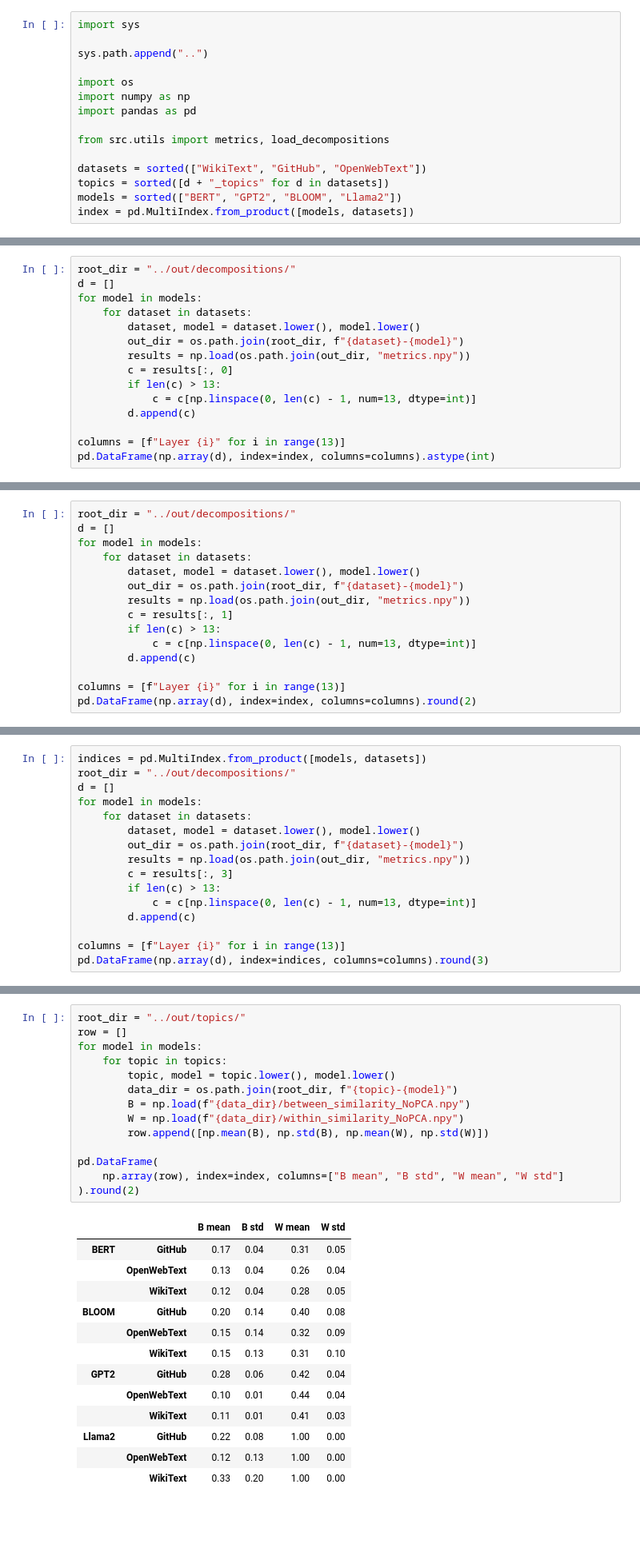
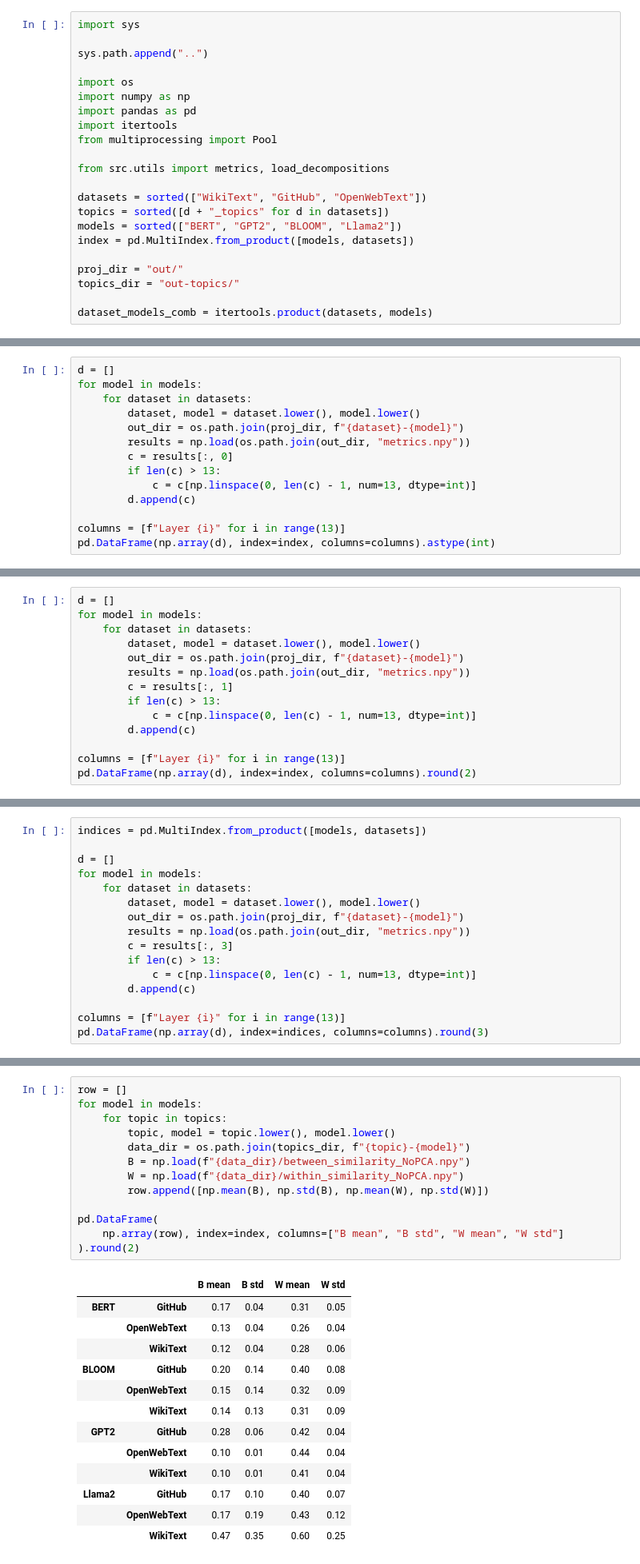
Before and after one commit to JiajunSong629/uncover-hidden-geometry, a Jupyter notebook: notebooks/metrics.ipynb, the cells around one changed output, grey strips where cells are left out. Shown at 80% size. Cells and saved outputs as stored; diff of their text form; blank space fills up the shorter version.

```diff
--- a/notebooks/metrics.ipynb
+++ b/notebooks/metrics.ipynb
@@ -9,6 +9,8 @@ sys.path.append("..")
 import os
 import numpy as np
 import pandas as pd
+import itertools
+from multiprocessing import Pool
 
 from src.utils import metrics, load_decompositions
 
@@ -16,3 +18,8 @@ datasets = sorted(["WikiText", "GitHub", "OpenWebText"])
 topics = sorted([d + "_topics" for d in datasets])
 models = sorted(["BERT", "GPT2", "BLOOM", "Llama2"])
 index = pd.MultiIndex.from_product([models, datasets])
+
+proj_dir = "out/"
+topics_dir = "out-topics/"
+
+dataset_models_comb = itertools.product(datasets, models)
@@ -54,12 +71,11 @@ for topic in topics:
 # %% [markdown]
 ### Table 1 (screeNOT)
 # %%
-root_dir = "../out/decompositions/"
 d = []
 for model in models:
     for dataset in datasets:
         dataset, model = dataset.lower(), model.lower()
-        out_dir = os.path.join(root_dir, f"{dataset}-{model}")
+        out_dir = os.path.join(proj_dir, f"{dataset}-{model}")
         results = np.load(os.path.join(out_dir, "metrics.npy"))
         c = results[:, 0]
         if len(c) > 13:
@@ -85,12 +101,11 @@ pd.DataFrame(np.array(d), index=index, columns=columns).astype(int)
 # %% [markdown]
 ### Table 1 (stable rank)
 # %%
-root_dir = "../out/decompositions/"
 d = []
 for model in models:
     for dataset in datasets:
         dataset, model = dataset.lower(), model.lower()
-        out_dir = os.path.join(root_dir, f"{dataset}-{model}")
+        out_dir = os.path.join(proj_dir, f"{dataset}-{model}")
         results = np.load(os.path.join(out_dir, "metrics.npy"))
         c = results[:, 1]
         if len(c) > 13:
@@ -117,12 +132,12 @@ pd.DataFrame(np.array(d), index=index, columns=columns).round(2)
 ### Table 1 (Relative norm)
 # %%
 indices = pd.MultiIndex.from_product([models, datasets])
-root_dir = "../out/decompositions/"
+
 d = []
 for model in models:
     for dataset in datasets:
         dataset, model = dataset.lower(), model.lower()
-        out_dir = os.path.join(root_dir, f"{dataset}-{model}")
+        out_dir = os.path.join(proj_dir, f"{dataset}-{model}")
         results = np.load(os.path.join(out_dir, "metrics.npy"))
         c = results[:, 3]
         if len(c) > 13:
@@ -148,30 +163,29 @@ pd.DataFrame(np.array(d), index=indices, columns=columns).round(3)
 # %% [markdown]
 ### Table 1 (Inter & intra similarity)
 # %%
-root_dir = "../out/topics/"
 row = []
 for model in models:
     for topic in topics:
         topic, model = topic.lower(), model.lower()
-        data_dir = os.path.join(root_dir, f"{topic}-{model}")
+        data_dir = os.path.join(topics_dir, f"{topic}-{model}")
         B = np.load(f"{data_dir}/between_similarity_NoPCA.npy")
         W = np.load(f"{data_dir}/within_similarity_NoPCA.npy")
         row.append([np.mean(B), np.std(B), np.mean(W), np.std(W)])
 
 pd.DataFrame(
     np.array(row), index=index, columns=["B mean", "B std", "W mean", "W std"]
 ).round(2)
 # %% [output]
 |  |  | B mean | B std | W mean | W std |
 | BERT | GitHub | 0.17 | 0.04 | 0.31 | 0.05 |
 |  | OpenWebText | 0.13 | 0.04 | 0.26 | 0.04 |
-|  | WikiText | 0.12 | 0.04 | 0.28 | 0.05 |
+|  | WikiText | 0.12 | 0.04 | 0.28 | 0.06 |
 | BLOOM | GitHub | 0.20 | 0.14 | 0.40 | 0.08 |
 |  | OpenWebText | 0.15 | 0.14 | 0.32 | 0.09 |
-|  | WikiText | 0.15 | 0.13 | 0.31 | 0.10 |
+|  | WikiText | 0.14 | 0.13 | 0.31 | 0.09 |
 | GPT2 | GitHub | 0.28 | 0.06 | 0.42 | 0.04 |
 |  | OpenWebText | 0.10 | 0.01 | 0.44 | 0.04 |
-|  | WikiText | 0.11 | 0.01 | 0.41 | 0.03 |
-| Llama2 | GitHub | 0.22 | 0.08 | 1.00 | 0.00 |
-|  | OpenWebText | 0.12 | 0.13 | 1.00 | 0.00 |
-|  | WikiText | 0.33 | 0.20 | 1.00 | 0.00 |
+|  | WikiText | 0.10 | 0.01 | 0.41 | 0.04 |
+| Llama2 | GitHub | 0.17 | 0.10 | 0.40 | 0.07 |
+|  | OpenWebText | 0.17 | 0.19 | 0.43 | 0.12 |
+|  | WikiText | 0.47 | 0.35 | 0.60 | 0.25 |
```
Also changed, not shown: parts of 5 cells of this notebook, 41 other files.
